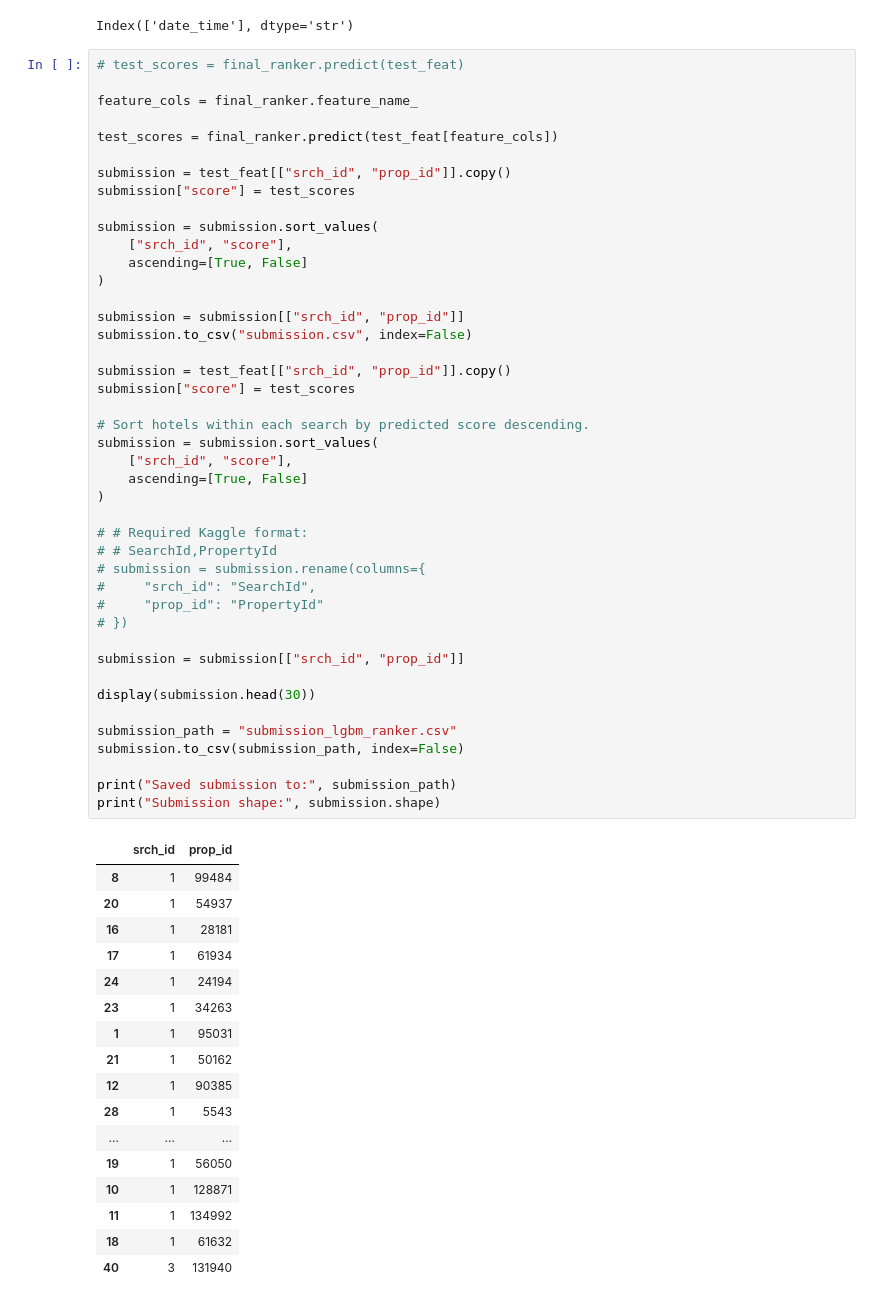
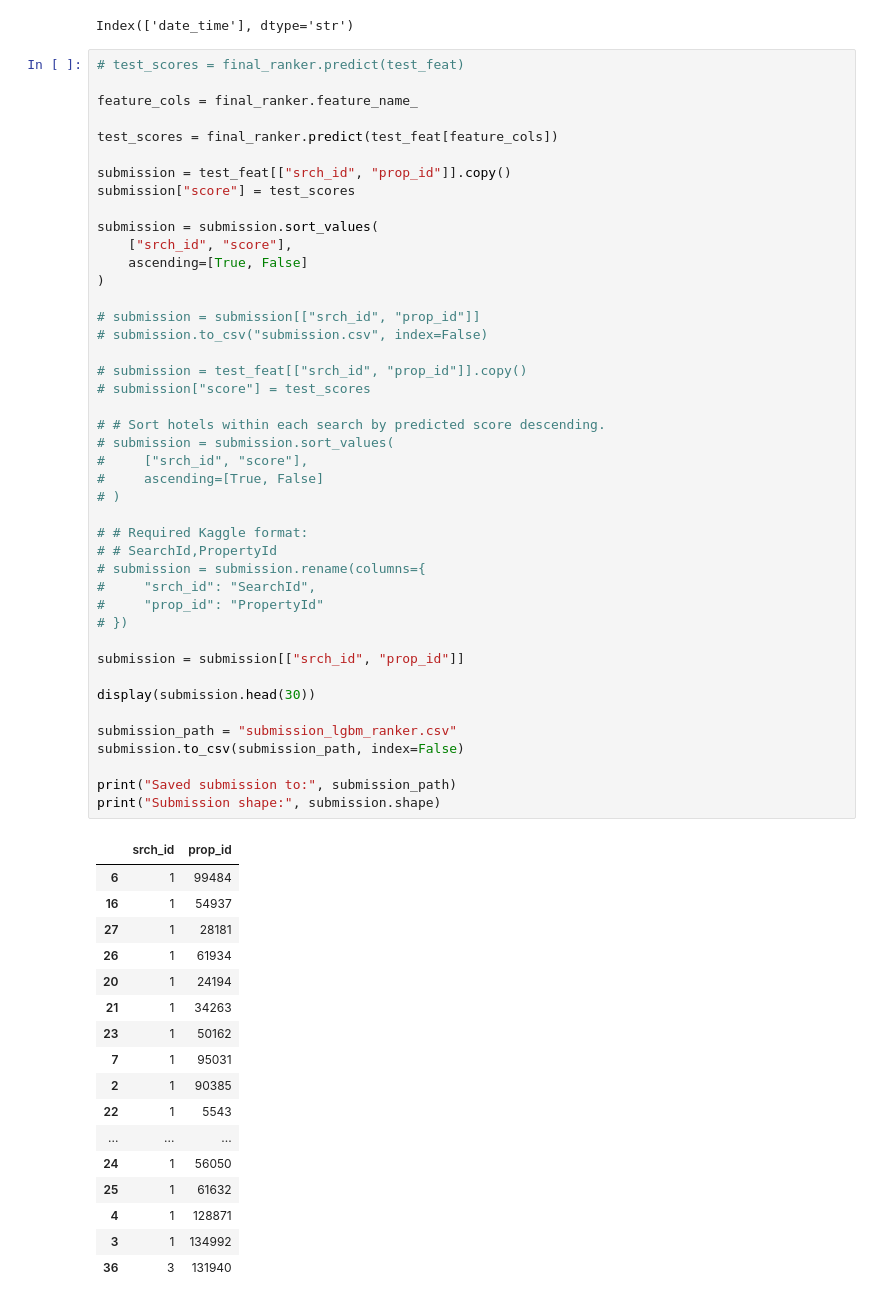
Before and after one commit to FieBergli/DMT_A2, a Jupyter notebook: task4.ipynb, the cells around one changed output. Saved outputs shown, nothing was run; the diff lists cells and outputs as text.

```diff
--- a/task4.ipynb
+++ b/task4.ipynb
@@ -606,58 +879,58 @@ test_scores = final_ranker.predict(test_feat[feature_cols])
 
 submission = test_feat[["srch_id", "prop_id"]].copy()
 submission["score"] = test_scores
 
 submission = submission.sort_values(
     ["srch_id", "score"],
     ascending=[True, False]
 )
 
-submission = submission[["srch_id", "prop_id"]]
-submission.to_csv("submission.csv", index=False)
+# submission = submission[["srch_id", "prop_id"]]
+# submission.to_csv("submission.csv", index=False)
 
-submission = test_feat[["srch_id", "prop_id"]].copy()
-submission["score"] = test_scores
+# submission = test_feat[["srch_id", "prop_id"]].copy()
+# submission["score"] = test_scores
 
-# Sort hotels within each search by predicted score descending.
-submission = submission.sort_values(
-    ["srch_id", "score"],
-    ascending=[True, False]
-)
+# # Sort hotels within each search by predicted score descending.
+# submission = submission.sort_values(
+#     ["srch_id", "score"],
+#     ascending=[True, False]
+# )
 
 # # Required Kaggle format:
 # # SearchId,PropertyId
 # submission = submission.rename(columns={
 #     "srch_id": "SearchId",
 #     "prop_id": "PropertyId"
 # })
 
 submission = submission[["srch_id", "prop_id"]]
 
 display(submission.head(30))
 
 submission_path = "submission_lgbm_ranker.csv"
 submission.to_csv(submission_path, index=False)
 
 print("Saved submission to:", submission_path)
 print("Submission shape:", submission.shape)
 # %% [output]
 |  | srch_id | prop_id |
-| 8 | 1 | 99484 |
-| 20 | 1 | 54937 |
-| 16 | 1 | 28181 |
-| 17 | 1 | 61934 |
-| 24 | 1 | 24194 |
-| 23 | 1 | 34263 |
-| 1 | 1 | 95031 |
-| 21 | 1 | 50162 |
-| 12 | 1 | 90385 |
-| 28 | 1 | 5543 |
+| 6 | 1 | 99484 |
+| 16 | 1 | 54937 |
+| 27 | 1 | 28181 |
+| 26 | 1 | 61934 |
+| 20 | 1 | 24194 |
+| 21 | 1 | 34263 |
+| 23 | 1 | 50162 |
+| 7 | 1 | 95031 |
+| 2 | 1 | 90385 |
+| 22 | 1 | 5543 |
 | ... | ... | ... |
-| 19 | 1 | 56050 |
-| 10 | 1 | 128871 |
-| 11 | 1 | 134992 |
-| 18 | 1 | 61632 |
-| 40 | 3 | 131940 |
+| 24 | 1 | 56050 |
+| 25 | 1 | 61632 |
+| 4 | 1 | 128871 |
+| 3 | 1 | 134992 |
+| 36 | 3 | 131940 |
 Saved submission to: submission_lgbm_ranker.csv
 Submission shape: (4959183, 2)
 # %%
```
Also changed, not shown: parts of 5 cells of this notebook, 3 other files.
